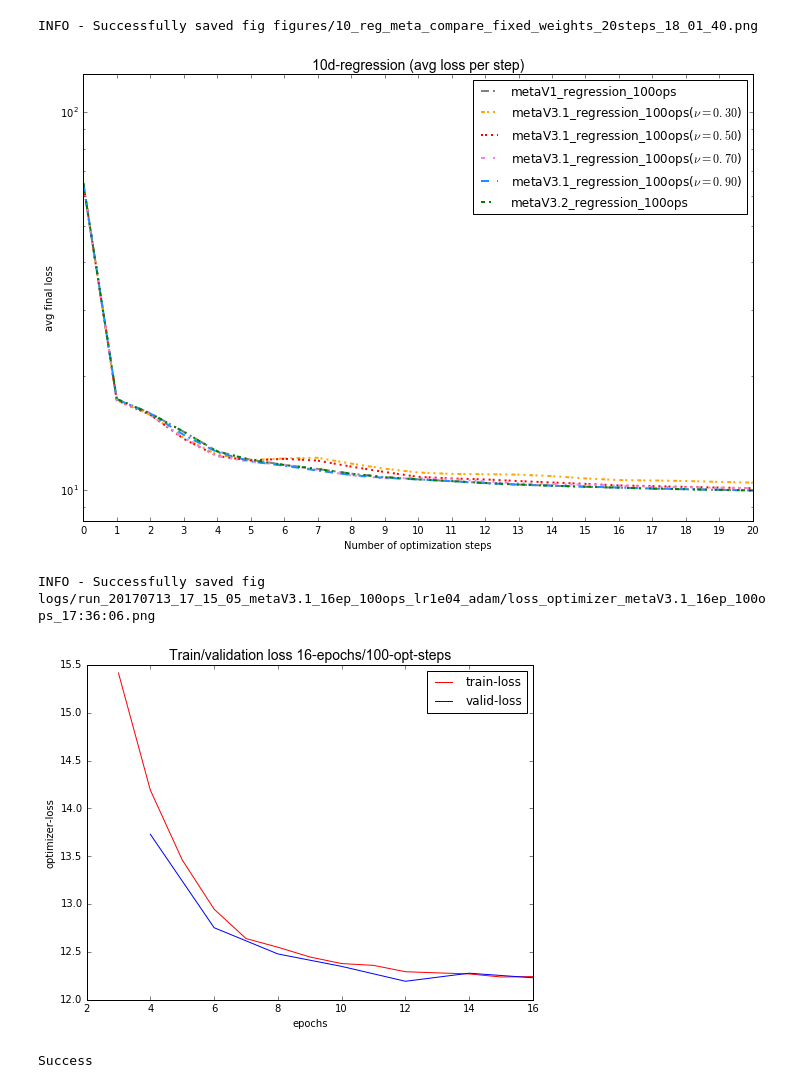
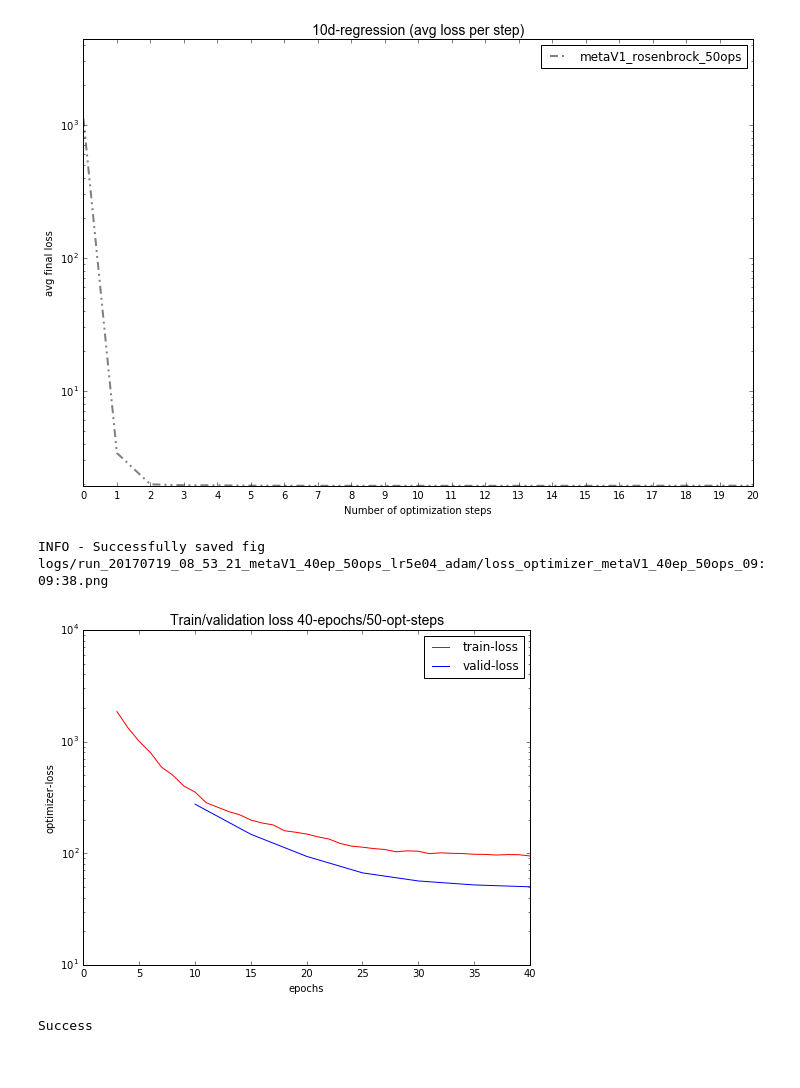
Before and after one commit to toologicbv/meta_learner, a Jupyter notebook: rosenbrock_results_0713.ipynb, the cells around one changed output. Drawn from its saved outputs; the diff is of its cells as text; code cells hidden in the pictures.

Commit message:
last working version 10d regression with rosenbrock (still validation limit with rosenbrock of 1000 funcs

```diff
--- a/rosenbrock_results_0713.ipynb
+++ b/rosenbrock_results_0713.ipynb
@@ -73,3 +44,7 @@ expers_to_load = [# Meta V3 model regression
+# %%
+expers_to_load = [# Meta V3 model regression
+                  (True, "run_20170719_08_53_21_metaV1_40ep_50ops_lr5e04_adam"),
+                  (False, "run_20170713_16_12_22_metaV3.1_10ep_100ops_lr1e04_adam")]
 # %%
 without_models = True
 
@@ -106,24 +76,23 @@ for e, exp_path in enumerate(expers_to_load):
 # %%
 # new_exp_only = [new_experiments[5], new_experiments[6], new_experiments[7]]
-best_val_runs, lowest_value = plot_loss_over_tsteps(new_experiments, do_show=True,
-                                              do_save=True,
+best_val_runs, lowest_value = plot_loss_over_tsteps(experiments, do_show=True,
+                                              do_save=False,
                                               plot_best=False,
                                               fig_name="10_reg_meta_compare_fixed_weights_20steps",
                                               loss_type="loss",
                                               min_step=0,
                                               max_step=20,
                                               sort_exper="10d-regression",
                                               log_scale=True,
                                               with_stddev=False,
                                               runID=None)
 # %% [output]
-INFO - Successfully saved fig figures/10_reg_meta_compare_fixed_weights_20steps_18_01_40.png
-[figure, old version]
+[figure, new version]
 # %%
-loss_plot(experiments[3], loss_type="opt_loss", save=True, validation=True, show=True)
+loss_plot(experiments[0], loss_type="opt_loss", save=True, validation=True, show=True, log_scale=True)
 # %% [output]
-INFO - Successfully saved fig logs/run_20170713_17_15_05_metaV3.1_16ep_100ops_lr1e04_adam/loss_optimizer_metaV3.1_16ep_100ops_17:36:06.png
+INFO - Successfully saved fig logs/run_20170719_08_53_21_metaV1_40ep_50ops_lr5e04_adam/loss_optimizer_metaV1_40ep_50ops_09:09:38.png
-[figure, old version]
+[figure, new version]
 # %%
 # exp_error_curves = [experiments[0],  experiments[3]]
 for exp, mdl in zip(experiments, models):
```
Also changed, not shown: parts of 7 cells of this notebook, 7 other files.
